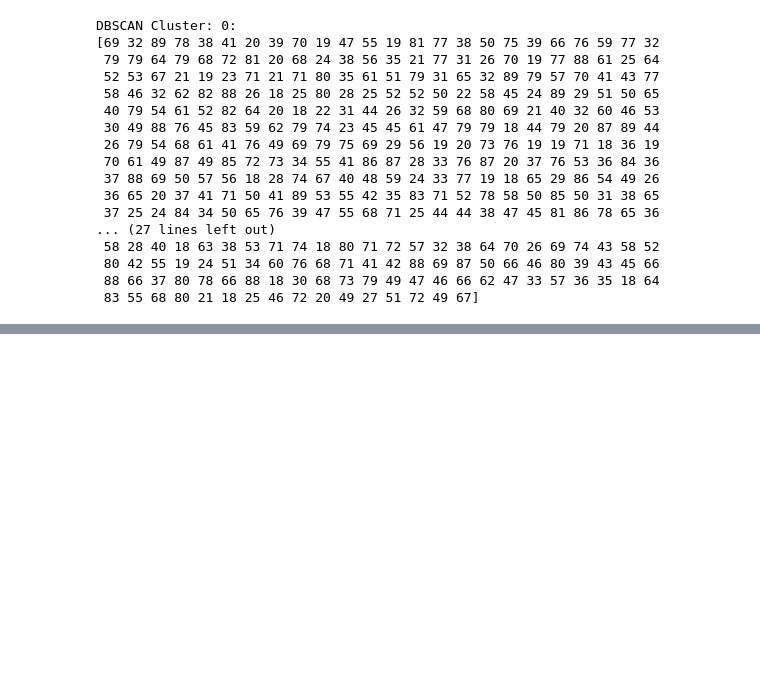
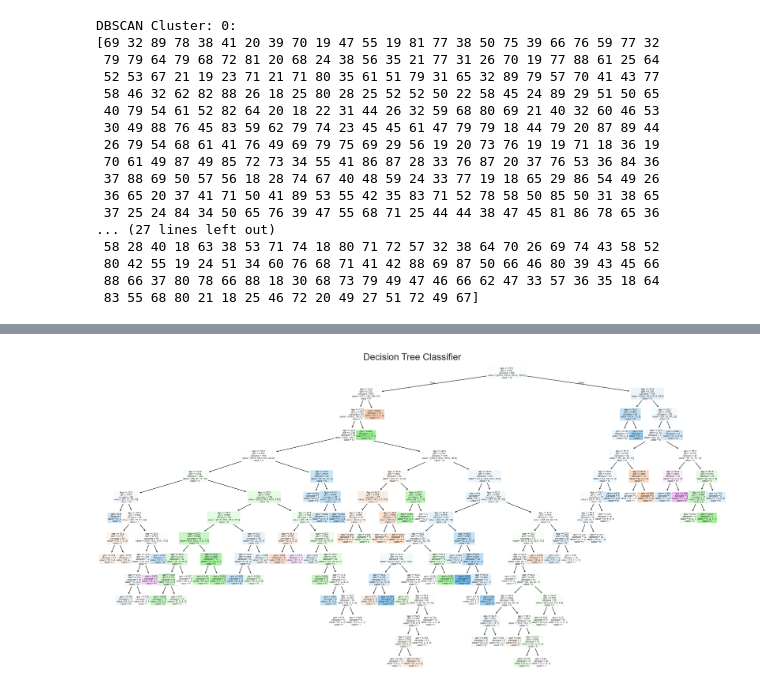
Before and after one commit to rex-vero/data-mining-tasks, a Jupyter notebook: ds.ipynb, the cells around one changed output, grey strips where cells are left out. Cells and saved outputs as stored; diff of their text form; code cells hidden in the pictures; blank space fills up the shorter version.

```diff
--- a/ds.ipynb
+++ b/ds.ipynb
@@ -260,0 +266,11 @@ DBSCAN Cluster: 0:
+# %%
+le = LabelEncoder()
+data['Target'] = le.fit_transform(data['Cancer_Stage'])
+x = data[['Age']]
+y = data['Target']
+# %%
+x_train, x_test, y_train, y_test = tts(x, y, test_size=0.2, random_state=42)
+# %%
+tree = DecisionTreeClassifier()
+tree.fit(x_train, y_train)
+tree_pred = tree.predict(x_test)
@@ -260,0 +301,7 @@ DBSCAN Cluster: 0:
+# %%
+fig=plt.figure(figsize=(24,12))
+plot_tree(tree,feature_names=['Age'],class_names=le.classes_,filled=True,rounded=True,fontsize=5)
+plt.title("Decision Tree Classifier",fontsize=20)
+plt.show()
+# %% [output]
+[figure, added]
```
Also changed, not shown: parts of 7 cells of this notebook, 1 other file.
